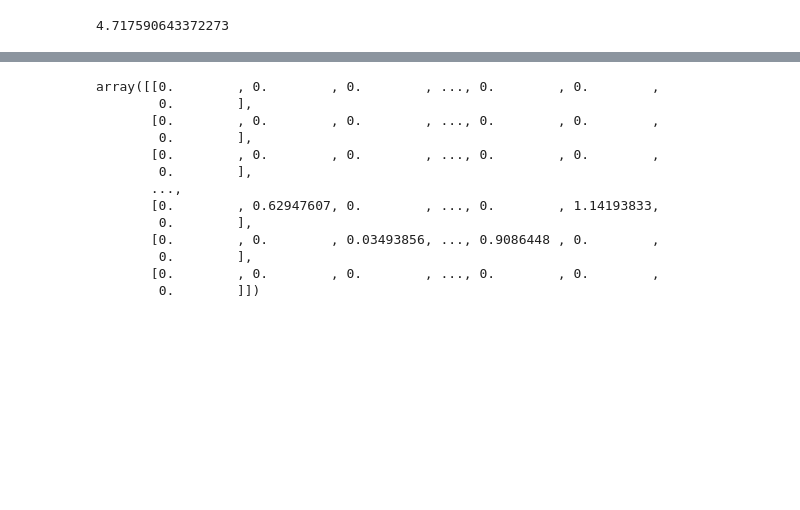
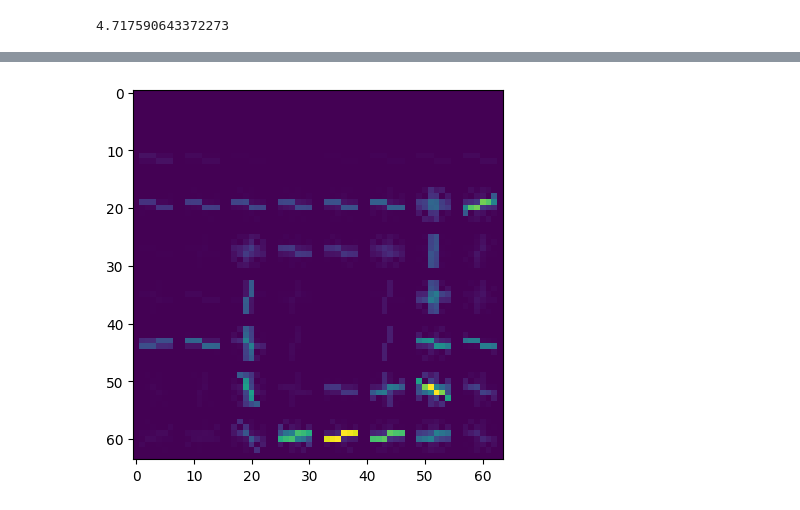
Before and after one commit to mbatuhancelik/BasicML, a Jupyter notebook: linear_regression.ipynb, the cells around one changed output, grey strips where cells are left out. Drawn from its saved outputs; the diff is of its cells as text; code cells hidden in the pictures; blank space fills up the shorter version.

```diff
--- a/linear_regression.ipynb
+++ b/linear_regression.ipynb
@@ -182,16 +185,6 @@ gray_scale = cv2.cvtColor(img, cv2.COLOR_BGR2GRAY)
 # %%
 _, hog_img = hog(gray_scale, orientations=8, pixels_per_cell=(8, 8), cells_per_block=(2,2), visualize=True)
+plt.imshow(hog_img)
+plt.show()
 # %% [output]
-array([[0.        , 0.        , 0.        , ..., 0.        , 0.        ,
-        0.        ],
-       [0.        , 0.        , 0.        , ..., 0.        , 0.        ,
-        0.        ],
-       [0.        , 0.        , 0.        , ..., 0.        , 0.        ,
-        0.        ],
-       ...,
-       [0.        , 0.62947607, 0.        , ..., 0.        , 1.14193833,
-        0.        ],
-       [0.        , 0.        , 0.03493856, ..., 0.9086448 , 0.        ,
-        0.        ],
-       [0.        , 0.        , 0.        , ..., 0.        , 0.        ,
-        0.        ]])
+[figure, added]
```
Also changed, not shown: parts of 2 cells of this notebook, 1 other file.
